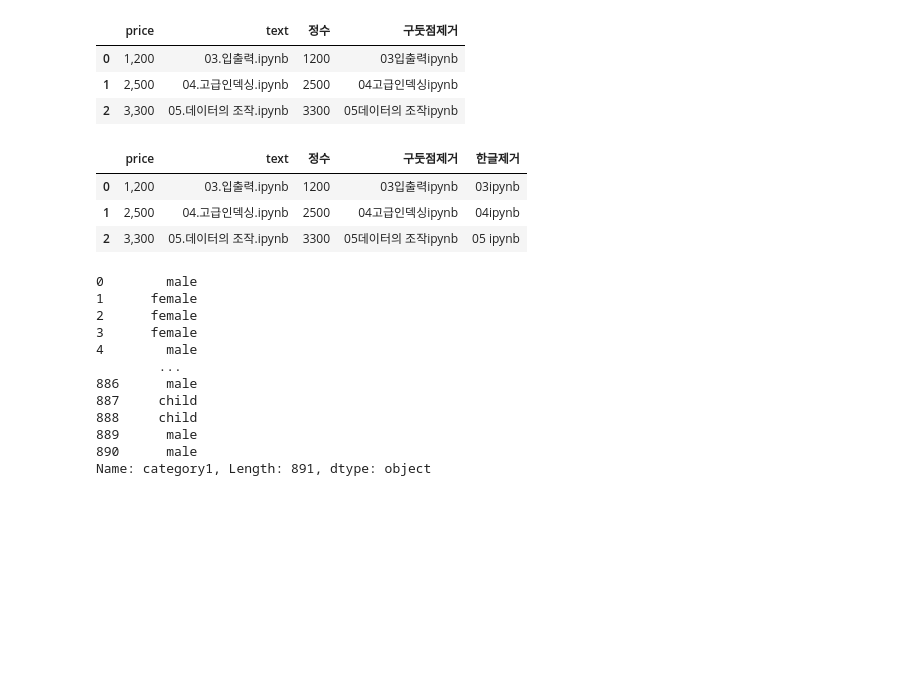
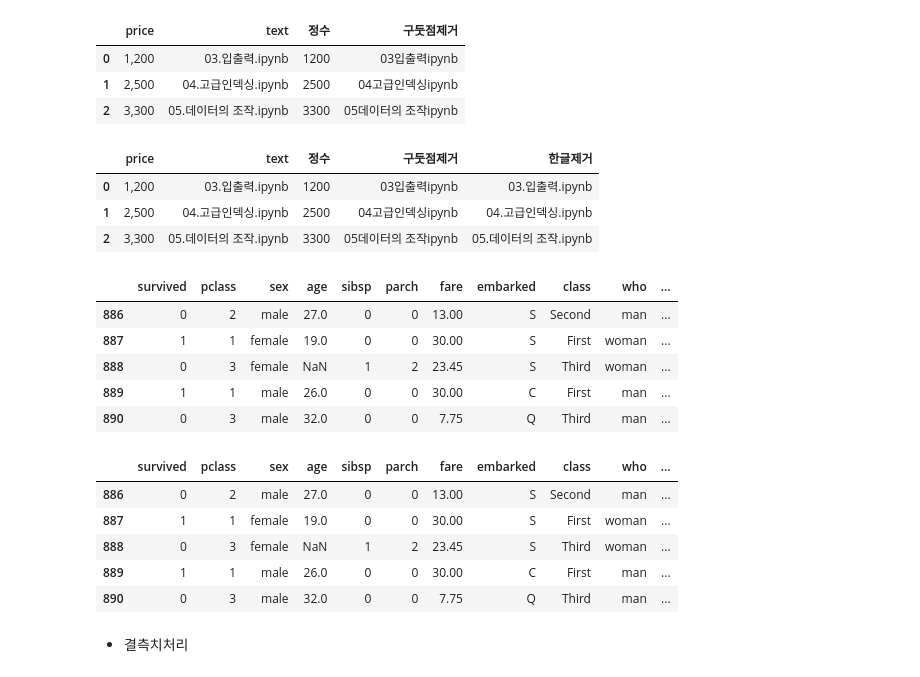
Before and after one commit to hyangshim/DataAnalysis_lecture-2023.04, a Jupyter notebook: 02.Pandas/05.데이터의 조작.ipynb, the cells around one changed output. Drawn from its saved outputs; the diff is of its cells as text; code cells hidden in the pictures; blank space fills up the shorter version.

```diff
--- a/02.Pandas/05.데이터의 조작.ipynb
+++ b/02.Pandas/05.데이터의 조작.ipynb
@@ -362,33 +362,39 @@ df3
 | 0 | 1,200 | 03.입출력.ipynb | 1200 | 03입출력ipynb |
 | 1 | 2,500 | 04.고급인덱싱.ipynb | 2500 | 04고급인덱싱ipynb |
 | 2 | 3,300 | 05.데이터의 조작.ipynb | 3300 | 05데이터의 조작ipynb |
-# %%
-import re
-
-def remove_korean(text):
-    korean_pattern = re.compile('[ㄱ-ㅎㅏ-ㅣ가-힣]+')
-    return korean_pattern.sub('', text)
-
-df3['한글제거'] = df3.구둣점제거.apply(remove_korean)
-df3
-# %% [output]
-|  | price | text | 정수 | 구둣점제거 | 한글제거 |
-| 0 | 1,200 | 03.입출력.ipynb | 1200 | 03입출력ipynb | 03ipynb |
-| 1 | 2,500 | 04.고급인덱싱.ipynb | 2500 | 04고급인덱싱ipynb | 04ipynb |
-| 2 | 3,300 | 05.데이터의 조작.ipynb | 3300 | 05데이터의 조작ipynb | 05 ipynb |
+# %%
+df3['한글제거'] = df3.text.replace('ㄱ-ㅎㅏ-ㅣ가-힣]+',' ',regex=True)
+df3
+# %% [output]
+|  | price | text | 정수 | 구둣점제거 | 한글제거 |
+| 0 | 1,200 | 03.입출력.ipynb | 1200 | 03입출력ipynb | 03.입출력.ipynb |
+| 1 | 2,500 | 04.고급인덱싱.ipynb | 2500 | 04고급인덱싱ipynb | 04.고급인덱싱.ipynb |
+| 2 | 3,300 | 05.데이터의 조작.ipynb | 3300 | 05데이터의 조작ipynb | 05.데이터의 조작.ipynb |
 # %%
 titanic['category1'] = titanic.apply(lambda x: x.sex if x.age >= 20 else 'child', axis=1)
-titanic['category1']
+titanic.tail()
 # %% [output]
-0        male
-1      female
-2      female
-3      female
-4        male
-        ...
-886      male
-887     child
-888     child
-889      male
-890      male
-Name: category1, Length: 891, dtype: object
+|  | survived | pclass | sex | age | sibsp | parch | fare | embarked | class | who | ... |
+| 886 | 0 | 2 | male | 27.0 | 0 | 0 | 13.00 | S | Second | man | ... |
+| 887 | 1 | 1 | female | 19.0 | 0 | 0 | 30.00 | S | First | woman | ... |
+| 888 | 0 | 3 | female | NaN | 1 | 2 | 23.45 | S | Third | woman | ... |
+| 889 | 1 | 1 | male | 26.0 | 0 | 0 | 30.00 | C | First | man | ... |
+| 890 | 0 | 3 | male | 32.0 | 0 | 0 | 7.75 | Q | Third | man | ... |
+# %%
+cat2 =[]
+for i in titanic.index:
+    if titanic.age[i] > 20:
+        cat2.append(titanic.sex[i])
+    else:
+        cat2.append('child')
+titanic['cat2'] = cat2
+titanic.tail(5)
+# %% [output]
+|  | survived | pclass | sex | age | sibsp | parch | fare | embarked | class | who | ... |
+| 886 | 0 | 2 | male | 27.0 | 0 | 0 | 13.00 | S | Second | man | ... |
+| 887 | 1 | 1 | female | 19.0 | 0 | 0 | 30.00 | S | First | woman | ... |
+| 888 | 0 | 3 | female | NaN | 1 | 2 | 23.45 | S | Third | woman | ... |
+| 889 | 1 | 1 | male | 26.0 | 0 | 0 | 30.00 | C | First | man | ... |
+| 890 | 0 | 3 | male | 32.0 | 0 | 0 | 7.75 | Q | Third | man | ... |
+# %% [markdown]
+- 결측치처리
```
Also changed, not shown: parts of 21 cells of this notebook, 7 other files.
